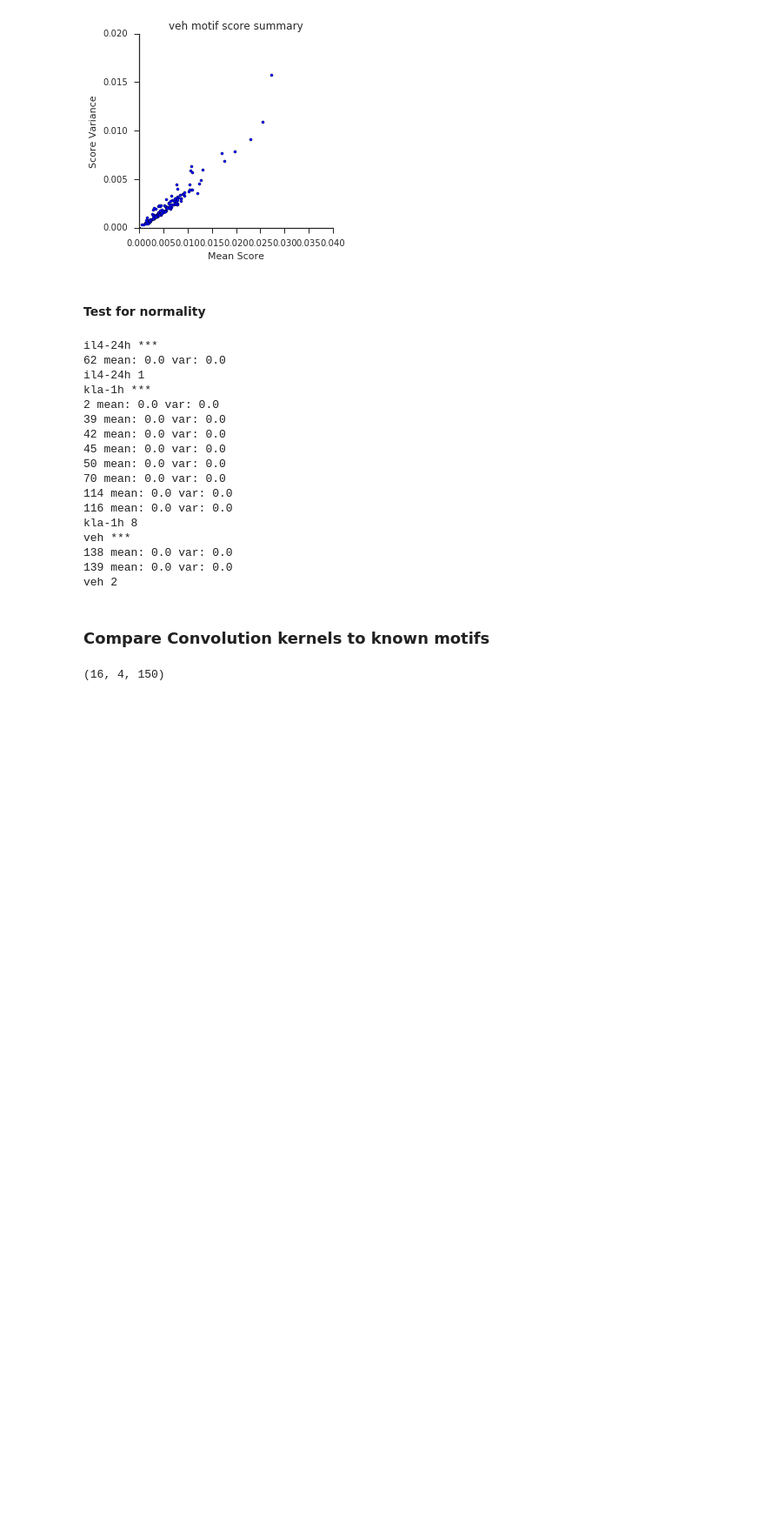
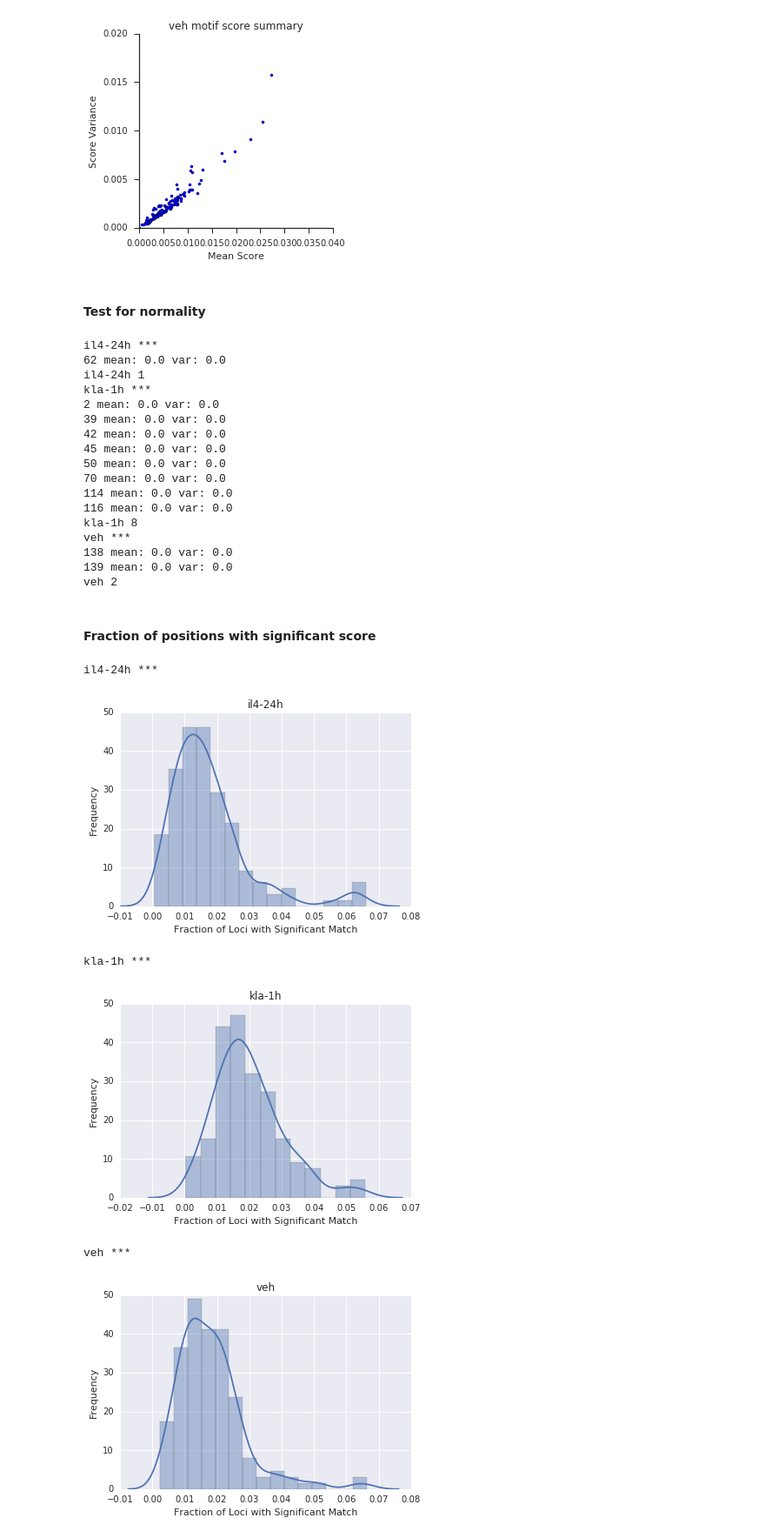
Before and after one commit to jenhantao/genomic_grammar, a Jupyter notebook: Classification Attention Analysis.ipynb, the cells around one changed output. Shown at 87% size. Drawn from its saved outputs; the diff is of its cells as text; code cells hidden in the pictures; blank space fills up the shorter version.

Commit message:
additional motif visualization plots

```diff
--- a/Classification Attention Analysis.ipynb
+++ b/Classification Attention Analysis.ipynb
@@ -409,9 +415,31 @@ veh ***
 138 mean: 0.0 var: 0.0
 139 mean: 0.0 var: 0.0
 veh 2
-# %% [markdown]
-### Compare Convolution kernels to known motifs
-# %%
-np.array(current_model.get_layer('convolution_layer').get_weights()[0]).shape
-# %% [output]
-(16, 4, 150)
+# %% [markdown]
+#### Fraction of positions with significant score
+# %%
+threshold = 2
+pval_lists = []
+for treatment in sorted(treatment_motifScores_dict.keys()):
+    print(treatment,'***')
+    fractions = []
+    for i in range(scores.shape[-1]):
+        scores = treatment_motifScores_dict[treatment]
+        flattened_scores = scores[:,:,i].flatten()
+        if np.var(flattened_scores) > 0:
+            zscores = scipy.stats.zscore(flattened_scores)
+            sig_fraction = np.sum(zscores > threshold)
+
+            fractions.append(sig_fraction/len(flattened_scores))
+    sns.distplot(fractions)
+    plt.title(treatment)
+    plt.xlabel('Fraction of Loci with Significant Match')
+    plt.ylabel('Frequency')
+    plt.show()
+# %% [output]
+il4-24h ***
+[figure, added]
+kla-1h ***
+[figure, added]
+veh ***
+[figure, added]
```
Also changed, not shown: parts of 9 cells of this notebook.
